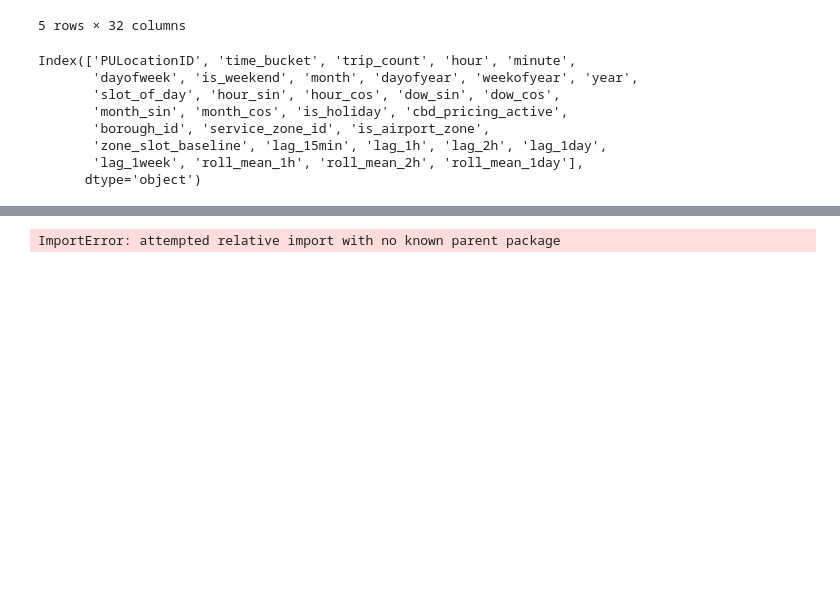
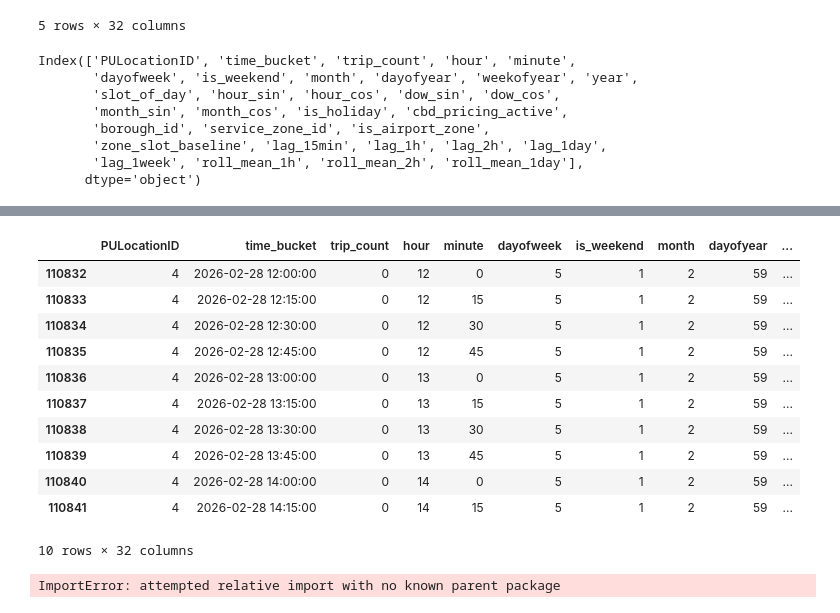
Before and after one commit to auto-d/k8s-taxi, a Jupyter notebook: analysis/eda.ipynb, the cells around one changed output, grey strips where cells are left out. Drawn from its saved outputs; the diff is of its cells as text; code cells hidden in the pictures; blank space fills up the shorter version.

```diff
--- a/analysis/eda.ipynb
+++ b/analysis/eda.ipynb
@@ -596,3 +599,18 @@ new[new.time_bucket > window_start]
+# %%
+window.head(10)
+# %% [output]
+|  | PULocationID | time_bucket | trip_count | hour | minute | dayofweek | is_weekend | month | dayofyear | ... |
+| 110832 | 4 | 2026-02-28 12:00:00 | 0 | 12 | 0 | 5 | 1 | 2 | 59 | ... |
+| 110833 | 4 | 2026-02-28 12:15:00 | 0 | 12 | 15 | 5 | 1 | 2 | 59 | ... |
+| 110834 | 4 | 2026-02-28 12:30:00 | 0 | 12 | 30 | 5 | 1 | 2 | 59 | ... |
+| 110835 | 4 | 2026-02-28 12:45:00 | 0 | 12 | 45 | 5 | 1 | 2 | 59 | ... |
+| 110836 | 4 | 2026-02-28 13:00:00 | 0 | 13 | 0 | 5 | 1 | 2 | 59 | ... |
+| 110837 | 4 | 2026-02-28 13:15:00 | 0 | 13 | 15 | 5 | 1 | 2 | 59 | ... |
+| 110838 | 4 | 2026-02-28 13:30:00 | 0 | 13 | 30 | 5 | 1 | 2 | 59 | ... |
+| 110839 | 4 | 2026-02-28 13:45:00 | 0 | 13 | 45 | 5 | 1 | 2 | 59 | ... |
+| 110840 | 4 | 2026-02-28 14:00:00 | 0 | 14 | 0 | 5 | 1 | 2 | 59 | ... |
+| 110841 | 4 | 2026-02-28 14:15:00 | 0 | 14 | 15 | 5 | 1 | 2 | 59 | ... |
+10 rows × 32 columns
 # %%
 from ..week3.backend.data import forecast_demand
 # %% [output]
```
Also changed, not shown: parts of 25 cells of this notebook, 2 other files.
